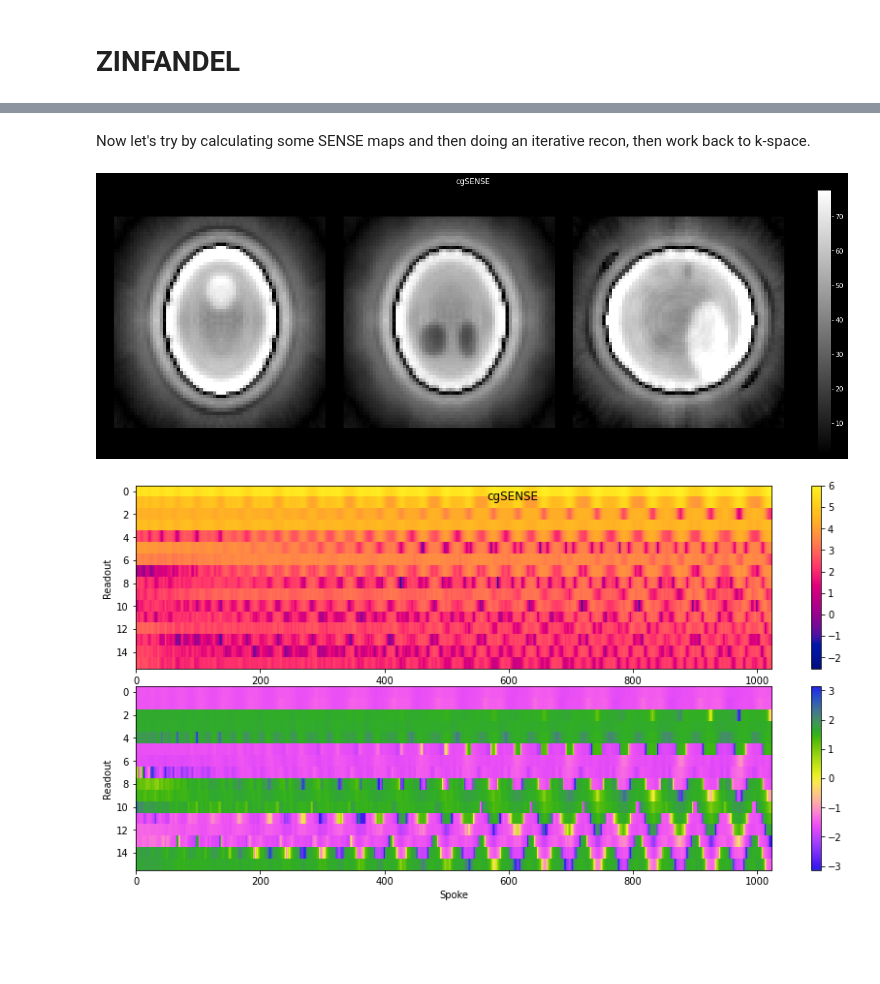
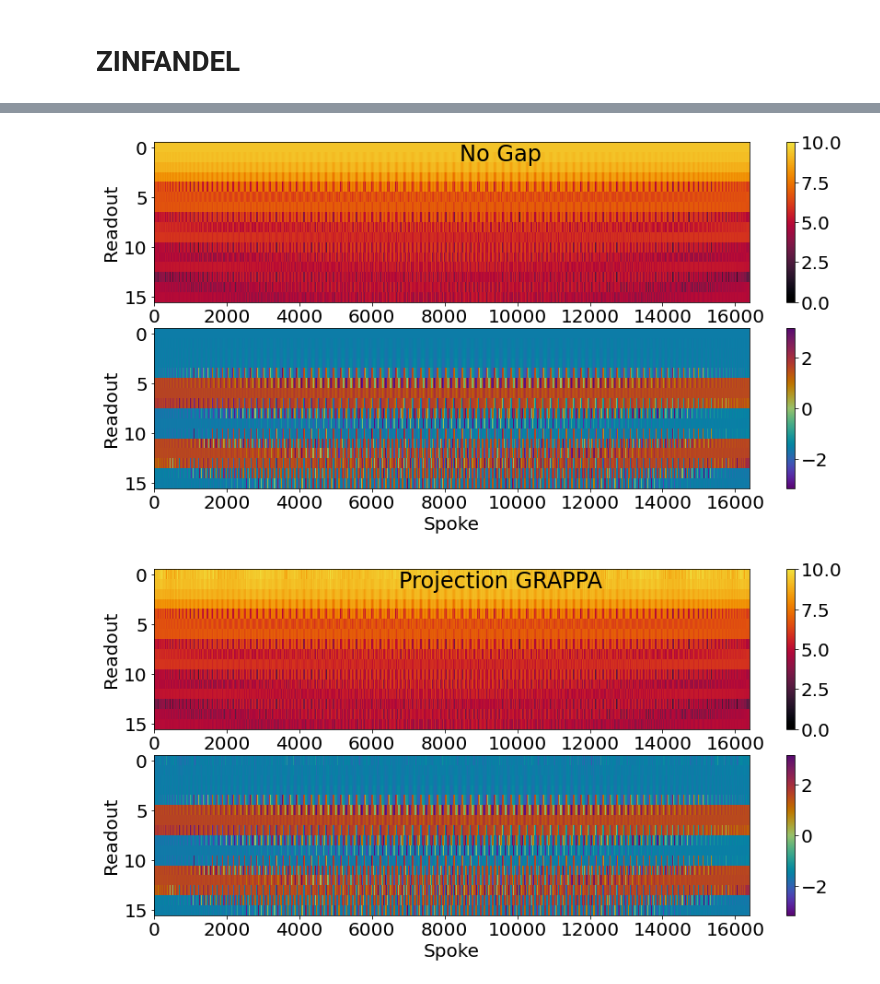
Before and after one commit to spinicist/old-riesling-examples, a Jupyter notebook: zinfandel.ipynb, the cells around one changed output, grey strips where cells are left out. Saved outputs shown, nothing was run; the diff lists cells and outputs as text; code cells hidden in the pictures; blank space fills up the shorter version.

```diff
--- a/zinfandel.ipynb
+++ b/zinfandel.ipynb
@@ -69,15 +47,8 @@ display(riesling.plots.kspace('gap0.h5', title='No Gap', sl_read=sl_read, sl_spo
-# %% [markdown]
-Now let's try by calculating some SENSE maps and then doing an iterative recon, then work back to k-space.
-# %%
-# !riesling sense-calib gap0.h5 --fov=256
-!riesling cg {trimmed}.h5 --sense=gap0-sense.h5 {recon_settings}
-display(riesling.images.single(f'{trimmed}-cg.h5', title='cgSENSE'))
-# %% [output]
-[figure, removed]
-# %%
-!riesling pad {trimmed}-cg.h5 128,128,128
-!riesling sense {trimmed}-cg-pad.h5 gap0-sense.h5
-!riesling nufft {trimmed}-cg-pad-sense.h5 --kernel=KB3 --os={os}
-display(riesling.plots.kspace(f'{trimmed}-cg-pad-sense-nufft.h5', title='cgSENSE', sl_read=sl_read, sl_spoke=sl_spk))
-# %% [output]
-[figure, removed]
+# %%
+sl_read=slice(0,16)
+sl_spk=slice(0,1024)
+display(riesling.plots.kspace(f'{nogap}.h5', title='No Gap', sl_read=sl_read, clim=(0,10)))
+display(riesling.plots.kspace('zin-grappa-zinfandel.h5', title='Projection GRAPPA', sl_read=sl_read, clim=(0,10)))
+# %% [output]
+[figure, added]
+[figure, added]
```
Also changed, not shown: parts of 19 cells of this notebook.
